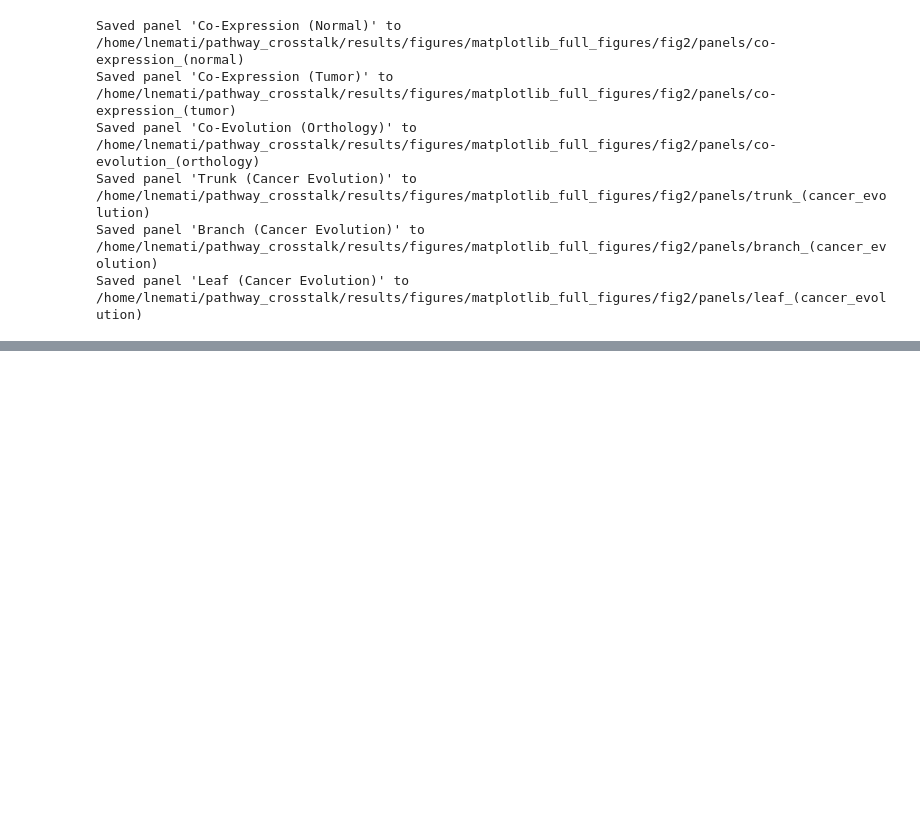
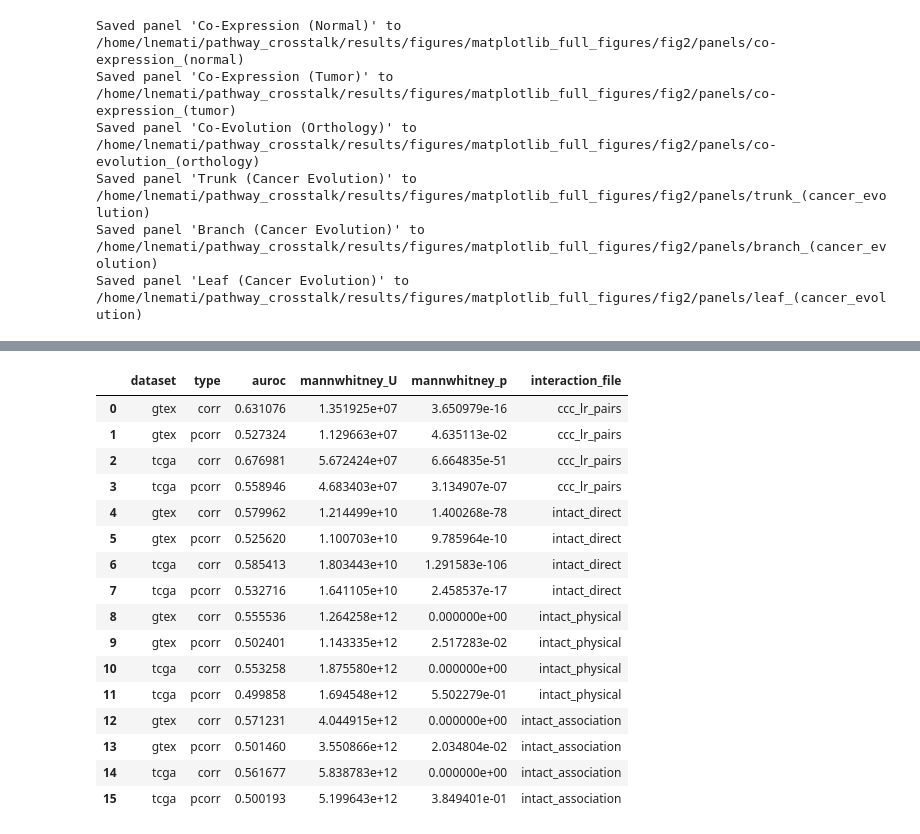
Before and after one commit to lorenzoamir/cci_circuits_paper_2025, a Jupyter notebook: code/notebooks/appeal.ipynb, the cells around one changed output, grey strips where cells are left out. Drawn from its saved outputs; the diff is of its cells as text; code cells hidden in the pictures; blank space fills up the shorter version.

```diff
--- a/code/notebooks/appeal.ipynb
+++ b/code/notebooks/appeal.ipynb
@@ -2346,0 +1346,20 @@ Name: auprc, dtype: float64
+# %%
+all_results_df
+# %% [output]
+|  | dataset | type | auroc | mannwhitney_U | mannwhitney_p | interaction_file |
+| 0 | gtex | corr | 0.631076 | 1.351925e+07 | 3.650979e-16 | ccc_lr_pairs |
+| 1 | gtex | pcorr | 0.527324 | 1.129663e+07 | 4.635113e-02 | ccc_lr_pairs |
+| 2 | tcga | corr | 0.676981 | 5.672424e+07 | 6.664835e-51 | ccc_lr_pairs |
+| 3 | tcga | pcorr | 0.558946 | 4.683403e+07 | 3.134907e-07 | ccc_lr_pairs |
+| 4 | gtex | corr | 0.579962 | 1.214499e+10 | 1.400268e-78 | intact_direct |
+| 5 | gtex | pcorr | 0.525620 | 1.100703e+10 | 9.785964e-10 | intact_direct |
+| 6 | tcga | corr | 0.585413 | 1.803443e+10 | 1.291583e-106 | intact_direct |
+| 7 | tcga | pcorr | 0.532716 | 1.641105e+10 | 2.458537e-17 | intact_direct |
+| 8 | gtex | corr | 0.555536 | 1.264258e+12 | 0.000000e+00 | intact_physical |
+| 9 | gtex | pcorr | 0.502401 | 1.143335e+12 | 2.517283e-02 | intact_physical |
+| 10 | tcga | corr | 0.553258 | 1.875580e+12 | 0.000000e+00 | intact_physical |
+| 11 | tcga | pcorr | 0.499858 | 1.694548e+12 | 5.502279e-01 | intact_physical |
+| 12 | gtex | corr | 0.571231 | 4.044915e+12 | 0.000000e+00 | intact_association |
+| 13 | gtex | pcorr | 0.501460 | 3.550866e+12 | 2.034804e-02 | intact_association |
+| 14 | tcga | corr | 0.561677 | 5.838783e+12 | 0.000000e+00 | intact_association |
+| 15 | tcga | pcorr | 0.500193 | 5.199643e+12 | 3.849401e-01 | intact_association |
```
Also changed, not shown: parts of 138 cells of this notebook, 47 other files.
